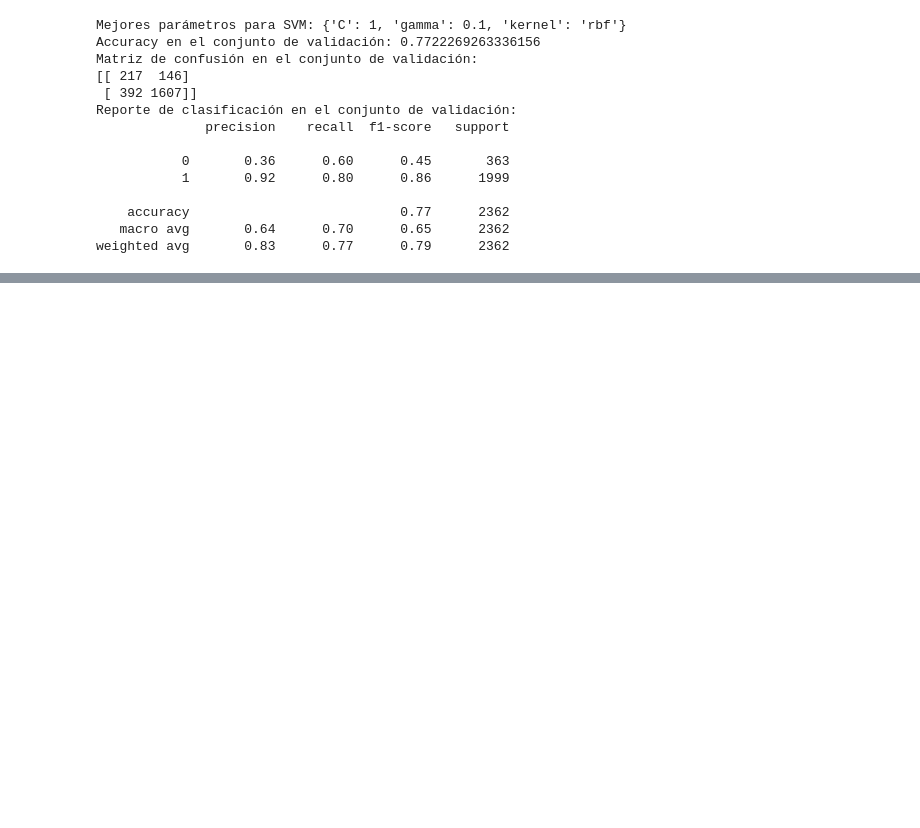
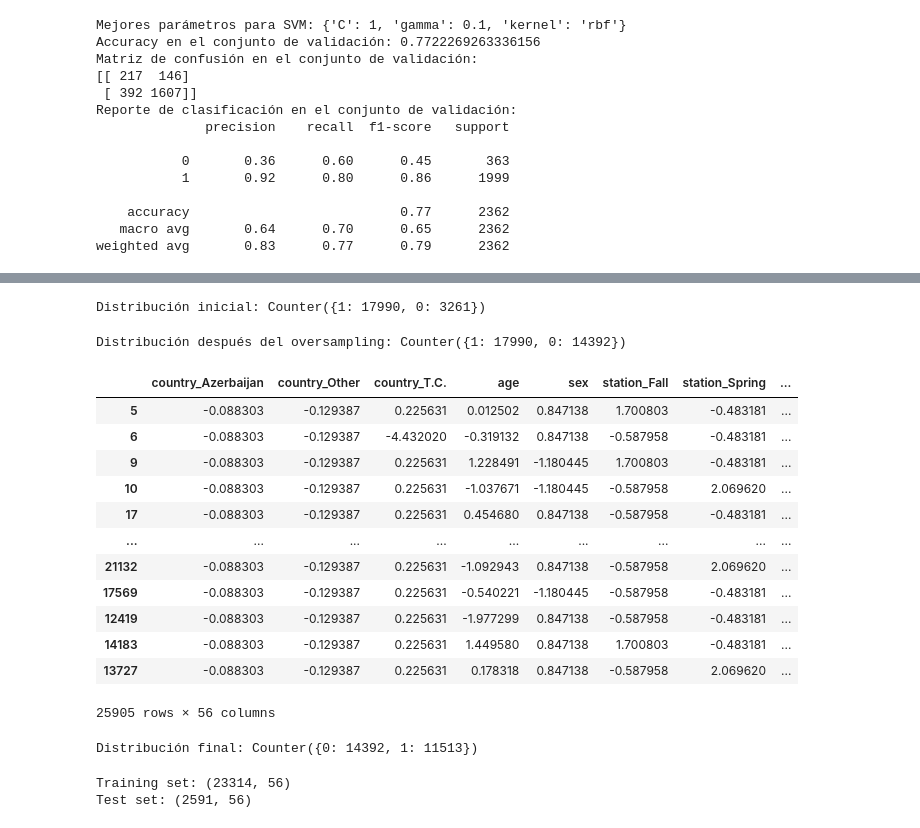
Before and after one commit to javipzv/hospital-data-analysis-and-prediction, a Jupyter notebook: models.ipynb, the cells around one changed output, grey strips where cells are left out. Cells and saved outputs as stored; diff of their text form; code cells hidden in the pictures; blank space fills up the shorter version.

Commit message:
Implementing oversampling

```diff
--- a/models.ipynb
+++ b/models.ipynb
@@ -216,0 +225,47 @@ weighted avg       0.83      0.77      0.79      2362
+# %%
+print("Distribución inicial:", Counter(y_train))
+# %% [output]
+Distribución inicial: Counter({1: 17990, 0: 3261})
+# %%
+oversample = RandomOverSampler(sampling_strategy=0.8, random_state=42)
+
+X_oversampled, y_oversampled = oversample.fit_resample(X_train, y_train)
+# %%
+print("Distribución después del oversampling:", Counter(y_oversampled))
+# %% [output]
+Distribución después del oversampling: Counter({1: 17990, 0: 14392})
+# %%
+undersample = RandomUnderSampler(sampling_strategy={1: int(0.8 * sum(y_oversampled == 0))}, random_state=42)
+# Aplicar undersampling
+X_resampled, y_resampled = undersample.fit_resample(X_oversampled, y_oversampled)
+# %%
+X_resampled
+# %% [output]
+|  | country_Azerbaijan | country_Other | country_T.C. | age | sex | station_Fall | station_Spring | ... |
+| 5 | -0.088303 | -0.129387 | 0.225631 | 0.012502 | 0.847138 | 1.700803 | -0.483181 | ... |
+| 6 | -0.088303 | -0.129387 | -4.432020 | -0.319132 | 0.847138 | -0.587958 | -0.483181 | ... |
+| 9 | -0.088303 | -0.129387 | 0.225631 | 1.228491 | -1.180445 | 1.700803 | -0.483181 | ... |
+| 10 | -0.088303 | -0.129387 | 0.225631 | -1.037671 | -1.180445 | -0.587958 | 2.069620 | ... |
+| 17 | -0.088303 | -0.129387 | 0.225631 | 0.454680 | 0.847138 | -0.587958 | -0.483181 | ... |
+| ... | ... | ... | ... | ... | ... | ... | ... | ... |
+| 21132 | -0.088303 | -0.129387 | 0.225631 | -1.092943 | 0.847138 | -0.587958 | 2.069620 | ... |
+| 17569 | -0.088303 | -0.129387 | 0.225631 | -0.540221 | -1.180445 | -0.587958 | -0.483181 | ... |
+| 12419 | -0.088303 | -0.129387 | 0.225631 | -1.977299 | 0.847138 | -0.587958 | -0.483181 | ... |
+| 14183 | -0.088303 | -0.129387 | 0.225631 | 1.449580 | 0.847138 | 1.700803 | -0.483181 | ... |
+| 13727 | -0.088303 | -0.129387 | 0.225631 | 0.178318 | 0.847138 | -0.587958 | 2.069620 | ... |
+25905 rows × 56 columns
+# %%
+# Ver la distribución final
+print("Distribución final:", Counter(y_resampled))
+# %% [output]
+Distribución final: Counter({0: 14392, 1: 11513})
+# %%
+X_train_res, X_test_res, y_train_res, y_test_res = train_test_split(
+    X_resampled, y_resampled, test_size=0.1, stratify=y_resampled, random_state=42
+)
+
+print('Training set:', X_train_res.shape)
+print('Test set:', X_test_res.shape)
+# %% [output]
+Training set: (23314, 56)
+Test set: (2591, 56)
```
Also changed, not shown: parts of 9 cells of this notebook.
